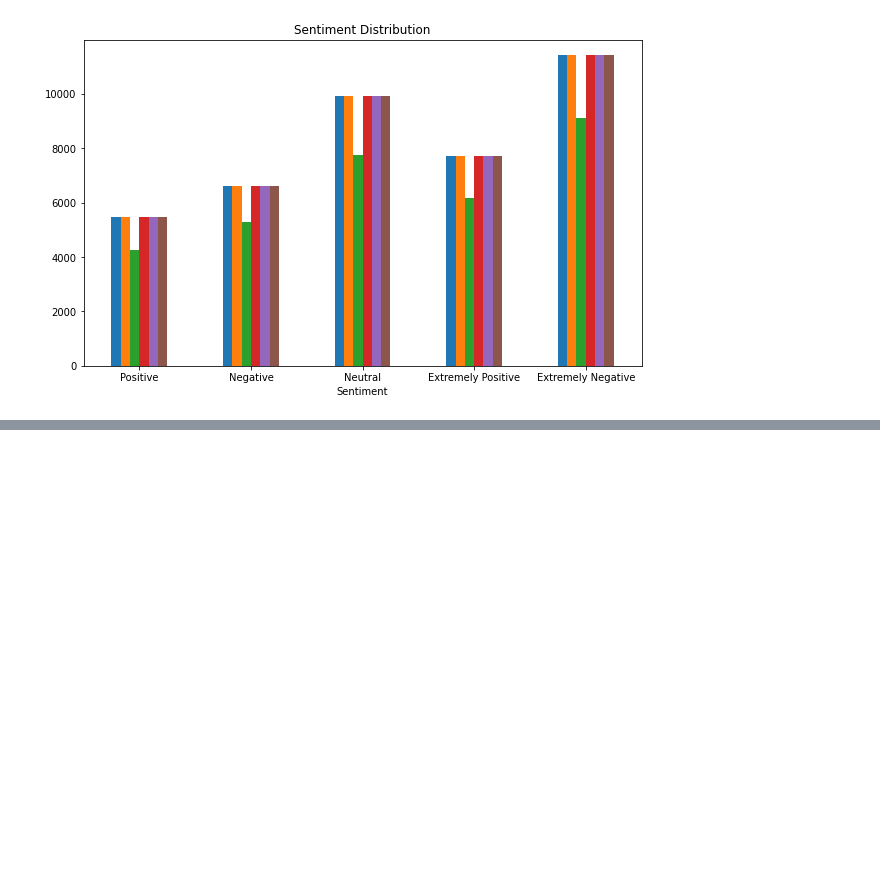
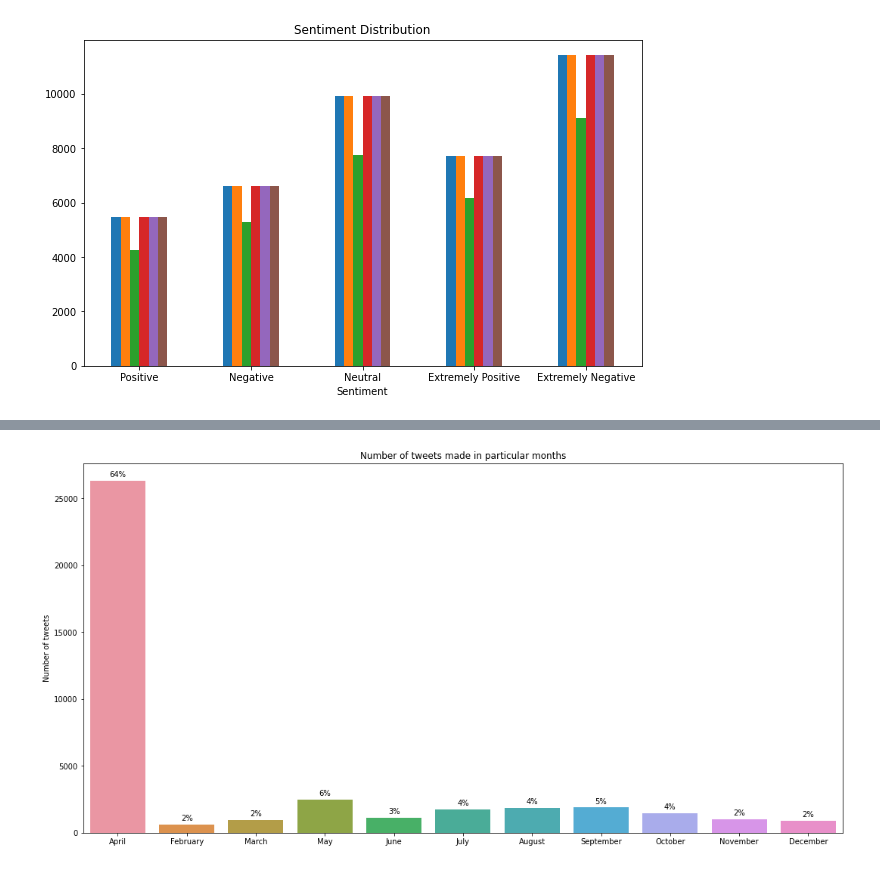
Before and after one commit to Dhineshks/nlp-workouts, a Jupyter notebook: Classification/visualize.ipynb, the cells around one changed output, grey strips where cells are left out. Cells and saved outputs as stored; diff of their text form; code cells hidden in the pictures; blank space fills up the shorter version.

```diff
--- a/Classification/visualize.ipynb
+++ b/Classification/visualize.ipynb
@@ -243,0 +304,10 @@ fig.show()
+# %%
+plt.figure(figsize=(18, 9))
+months = sns.countplot(x="month", data=train_data)
+months.set_title("Number of tweets made in particular months", y=1)
+
+add_labels(months, 300)
+axis_labels(months)
+plt.show()
+# %% [output]
+[figure, added]
```
Also changed, not shown: parts of 21 cells of this notebook.
